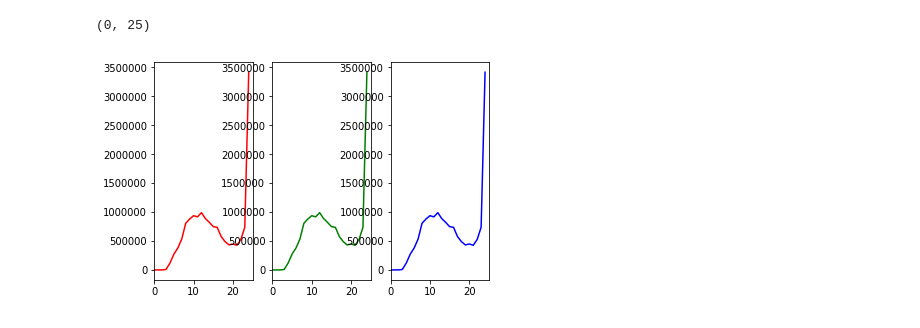
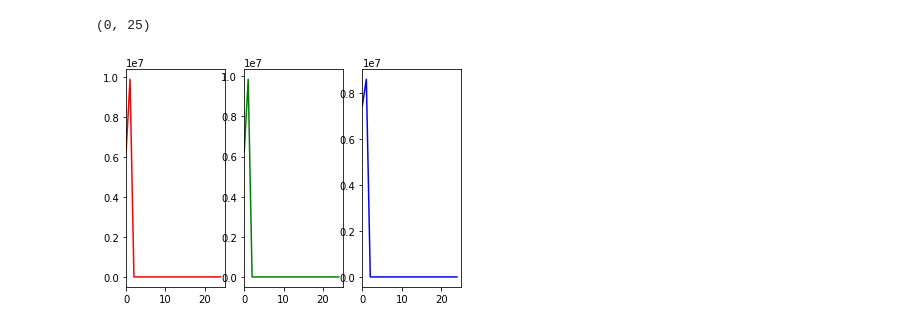
Before and after one commit to iamvibin/CE264HDR, a Jupyter notebook: Plot Histogram.ipynb, the cells around one changed output. Saved outputs shown, nothing was run; the diff lists cells and outputs as text; code cells hidden in the pictures.

Commit message:
plot histogram updated

```diff
--- a/Plot Histogram.ipynb
+++ b/Plot Histogram.ipynb
@@ -44,18 +90,23 @@ plt.xlim([0,25])
 # %%
+a2 = 250/20
+img3 = img3/a2
+img3 = img3.astype(np.uint8)
 histr = cv2.calcHist([img3],[0],None,[25],[0,256])
 plt.figure()
 plt.subplot(1,3,1)
 plt.plot(histr,color = 'r')
 plt.xlim([0,25])
 
+histr = cv2.calcHist([img3],[1],None,[25],[0,256])
 plt.subplot(1,3,2)
 plt.plot(histr,color = 'g')
 plt.xlim([0,25])
 
+histr = cv2.calcHist([img3],[2],None,[25],[0,256])
 plt.subplot(1,3,3)
 plt.plot(histr,color = 'b')
 plt.xlim([0,25])
 # %% [output]
 (0, 25)
-[figure, old version]
+[figure, new version]
 # %%
```
Also changed, not shown: parts of 13 cells of this notebook.
